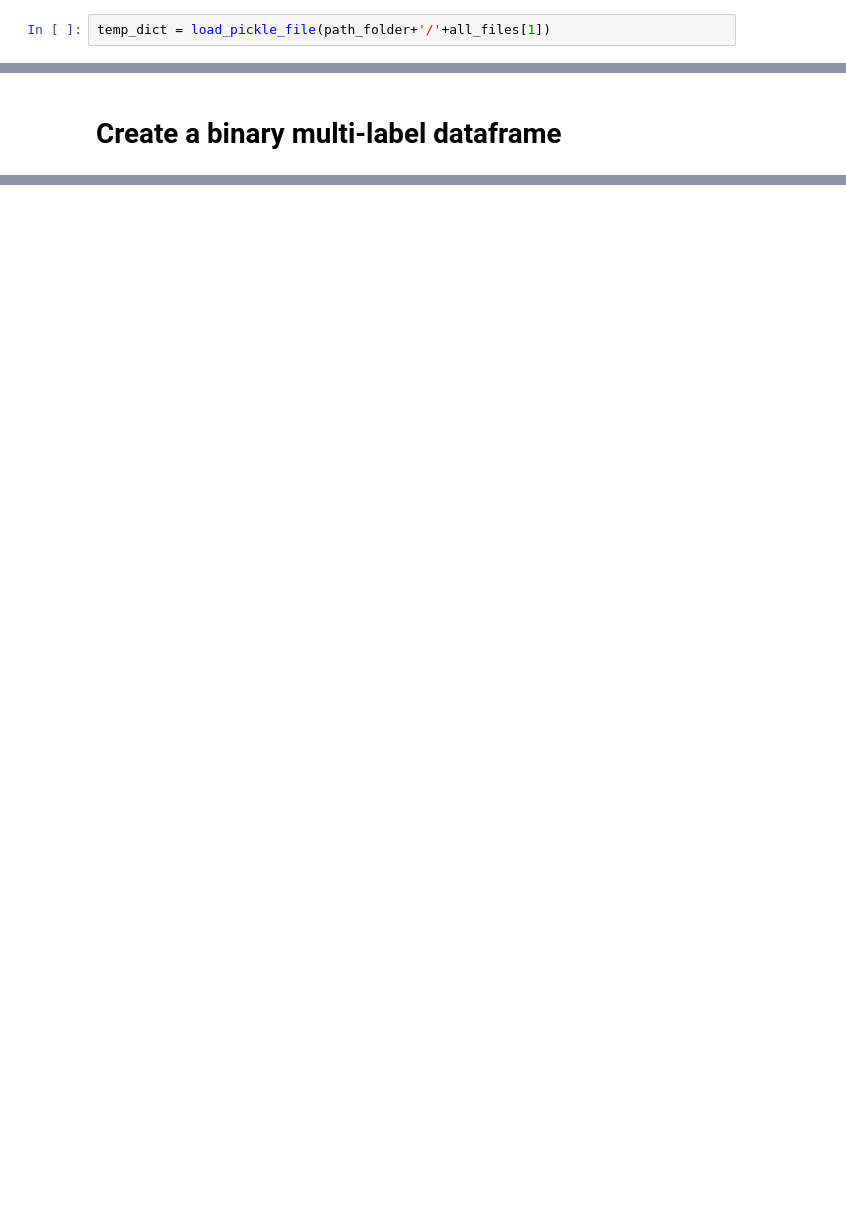
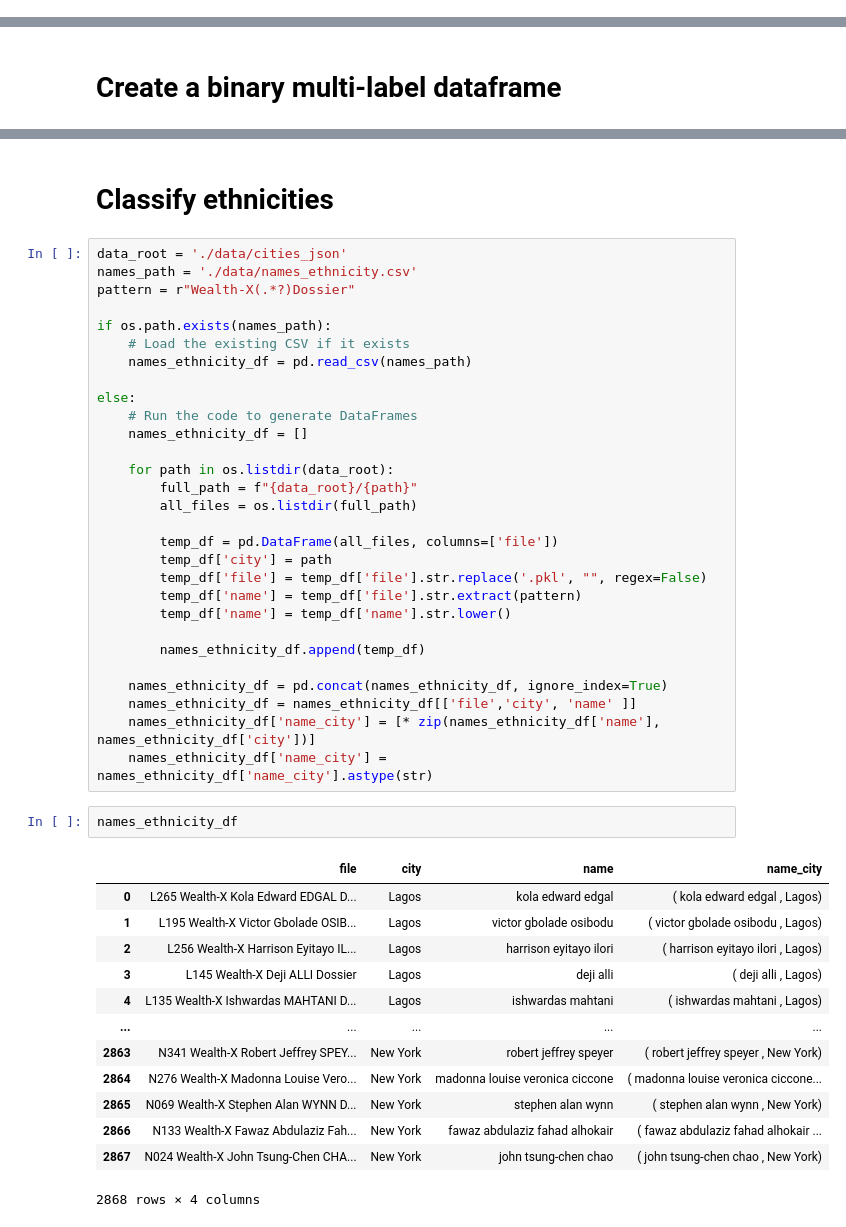
Before and after one commit to JonnoB/wealthnets, a Jupyter notebook: getting_embeddings.ipynb, the cells around one changed output, grey strips where cells are left out. Saved outputs shown, nothing was run; the diff lists cells and outputs as text; blank space fills up the shorter version.

```diff
--- a/getting_embeddings.ipynb
+++ b/getting_embeddings.ipynb
@@ -71,8 +109,6 @@ def identify_gics_classes(df, class_list):
 path_folder = './data/cities_json/London'
 # %%
 all_files = os.listdir(path_folder)
-# %%
-temp_dict = load_pickle_file(path_folder+'/'+all_files[1])
 # %%
 data_root = './data/cities_json'
 bios_path = './data/all_bios_embeddings.csv'
@@ -225,0 +209,47 @@ binary_df = pd.DataFrame(binary_data)
+# %% [markdown]
+# Classify ethnicities
+# %%
+data_root = './data/cities_json'
+names_path = './data/names_ethnicity.csv'
+pattern = r"Wealth-X(.*?)Dossier"
+
+if os.path.exists(names_path):
+    # Load the existing CSV if it exists
+    names_ethnicity_df = pd.read_csv(names_path)
+
+else:
+    # Run the code to generate DataFrames
+    names_ethnicity_df = []
+
+    for path in os.listdir(data_root):
+        full_path = f"{data_root}/{path}"
+        all_files = os.listdir(full_path)
+
+        temp_df = pd.DataFrame(all_files, columns=['file'])
+        temp_df['city'] = path
+        temp_df['file'] = temp_df['file'].str.replace('.pkl', "", regex=False)
+        temp_df['name'] = temp_df['file'].str.extract(pattern)
+        temp_df['name'] = temp_df['name'].str.lower()
+
+        names_ethnicity_df.append(temp_df)
+
+    names_ethnicity_df = pd.concat(names_ethnicity_df, ignore_index=True)
+    names_ethnicity_df = names_ethnicity_df[['file','city', 'name' ]]
+    names_ethnicity_df['name_city'] = [* zip(names_ethnicity_df['name'], names_ethnicity_df['city'])]
+    names_ethnicity_df['name_city'] = names_ethnicity_df['name_city'].astype(str)
+# %%
+names_ethnicity_df
+# %% [output]
+|  | file | city | name | name_city |
+| 0 | L265 Wealth-X Kola Edward EDGAL D... | Lagos | kola edward edgal | ( kola edward edgal , Lagos) |
+| 1 | L195 Wealth-X Victor Gbolade OSIB... | Lagos | victor gbolade osibodu | ( victor gbolade osibodu , Lagos) |
+| 2 | L256 Wealth-X Harrison Eyitayo IL... | Lagos | harrison eyitayo ilori | ( harrison eyitayo ilori , Lagos) |
+| 3 | L145 Wealth-X Deji ALLI Dossier | Lagos | deji alli | ( deji alli , Lagos) |
+| 4 | L135 Wealth-X Ishwardas MAHTANI D... | Lagos | ishwardas mahtani | ( ishwardas mahtani , Lagos) |
+| ... | ... | ... | ... | ... |
+| 2863 | N341 Wealth-X Robert Jeffrey SPEY... | New York | robert jeffrey speyer | ( robert jeffrey speyer , New York) |
+| 2864 | N276 Wealth-X Madonna Louise Vero... | New York | madonna louise veronica ciccone | ( madonna louise veronica ciccone... |
+| 2865 | N069 Wealth-X Stephen Alan WYNN D... | New York | stephen alan wynn | ( stephen alan wynn , New York) |
+| 2866 | N133 Wealth-X Fawaz Abdulaziz Fah... | New York | fawaz abdulaziz fahad alhokair | ( fawaz abdulaziz fahad alhokair ... |
+| 2867 | N024 Wealth-X John Tsung-Chen CHA... | New York | john tsung-chen chao | ( john tsung-chen chao , New York) |
+2868 rows × 4 columns
```
Also changed, not shown: parts of 24 cells of this notebook, 1 other file.
